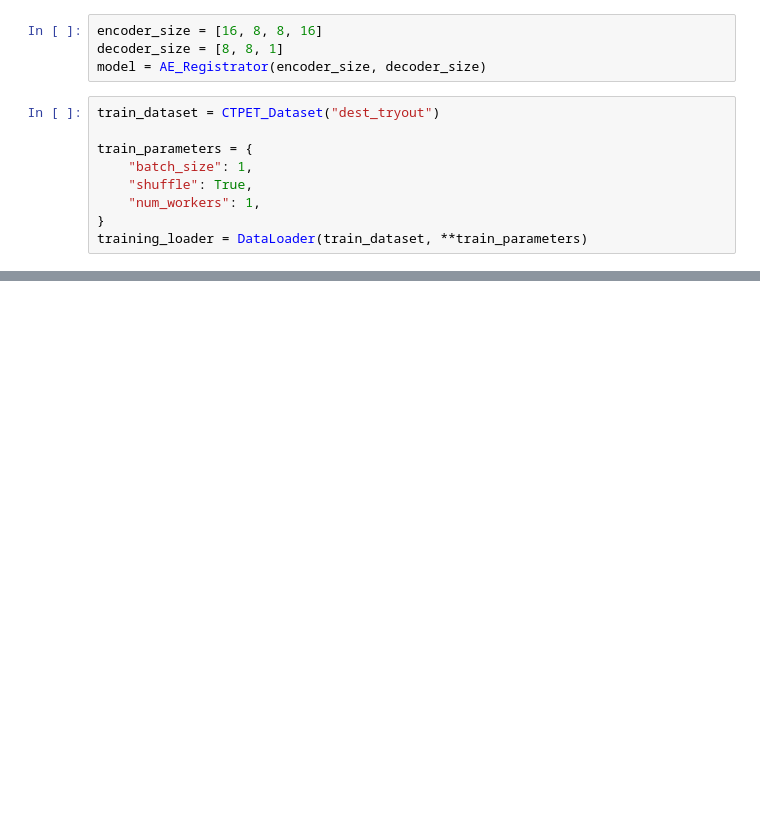
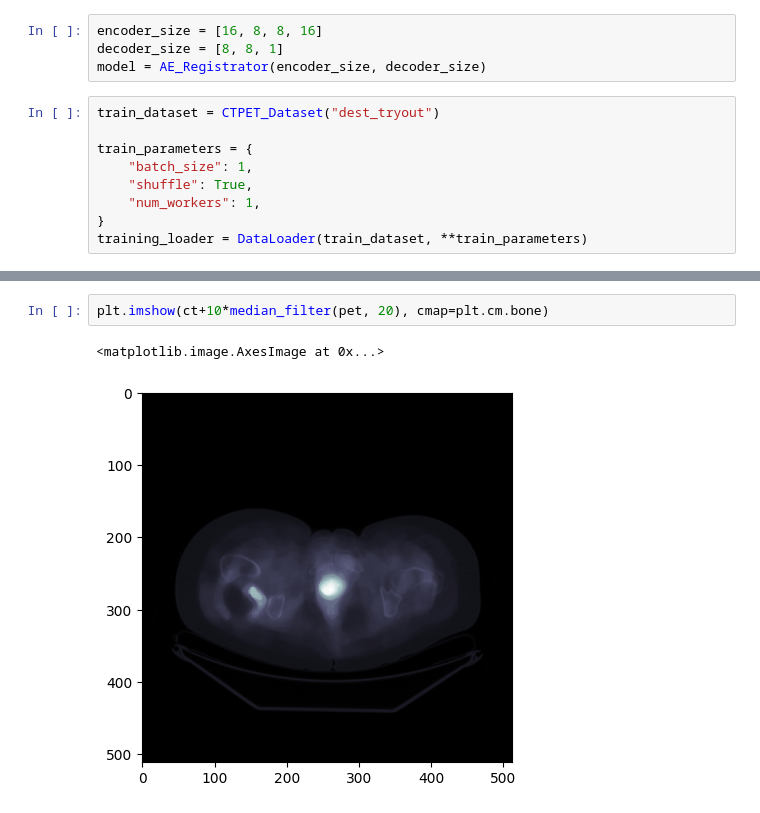
Before and after one commit to basicskill/medical-image-registration, a Jupyter notebook: model_evaluation.ipynb, the cells around one changed output, grey strips where cells are left out. Drawn from its saved outputs; the diff is of its cells as text; blank space fills up the shorter version.

```diff
--- a/model_evaluation.ipynb
+++ b/model_evaluation.ipynb
@@ -86,0 +94,5 @@ AttributeError: 'Adam' object has no attribute 'lr'
+# %%
+plt.imshow(ct+10*median_filter(pet, 20), cmap=plt.cm.bone)
+# %% [output]
+<matplotlib.image.AxesImage at 0x...>
+[figure, added]
```
Also changed, not shown: parts of 10 cells of this notebook, 2 other files.
